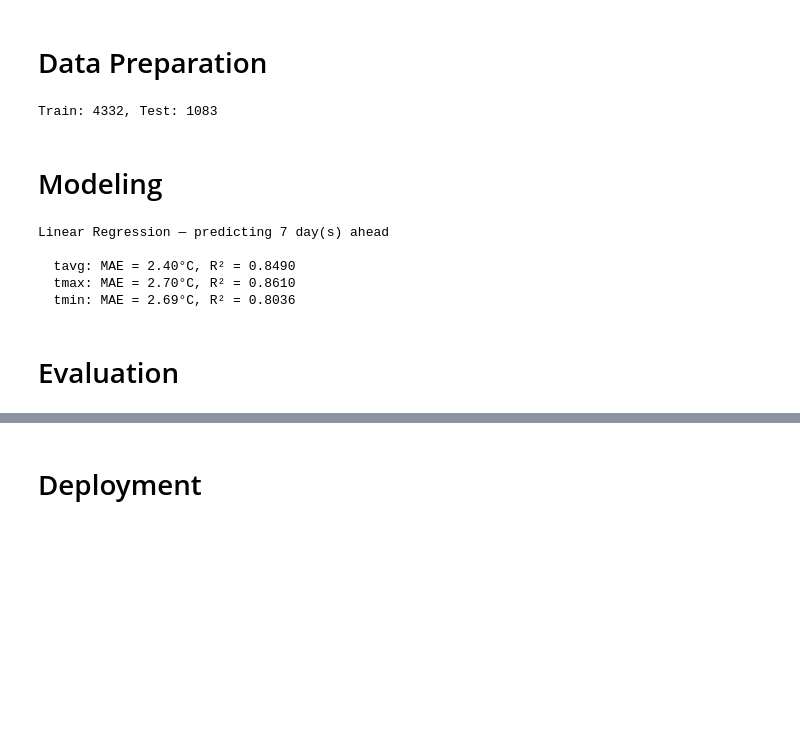
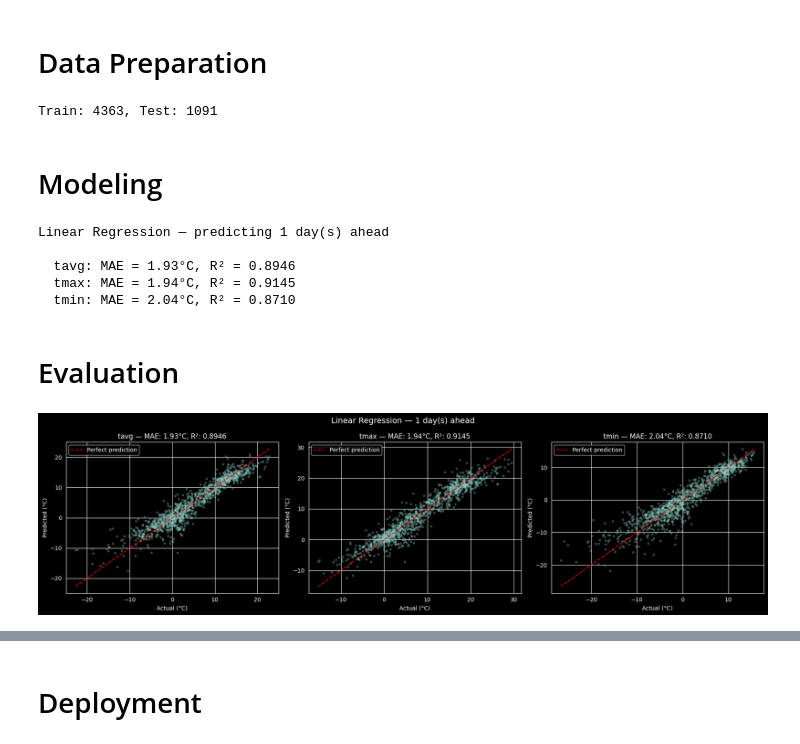
Before and after one commit to jarmoil/Datan-kasittely-ja-koneoppiminen, a Jupyter notebook: Projekti/Projekti.ipynb, the cells around one changed output, grey strips where cells are left out. Cells and saved outputs as stored; diff of their text form; code cells hidden in the pictures; blank space fills up the shorter version.

Commit message:
Add evaluation for linear regression and country differences

```diff
--- a/Projekti/Projekti.ipynb
+++ b/Projekti/Projekti.ipynb
@@ -113,12 +113,12 @@ import numpy as np
 from sklearn.model_selection import train_test_split
 from sklearn.preprocessing import LabelEncoder
 
-DAYS_AHEAD = 7
+DAYS_AHEAD = 1
 
 target_cols = ['tavg', 'tmax', 'tmin']
 
 df['date'] = pd.to_datetime(df['date'])
-df = df.sort_values(by=['country', 'date']).reset_index(drop=True)
+df = df.sort_values(by=['date', 'country']).reset_index(drop=True)
 
 df = df.dropna(subset=target_cols)
 
@@ -162,7 +162,7 @@ y_train, y_test = y[:split], y[split:]
 
 print(f"Train: {len(X_train)}, Test: {len(X_test)}")
 # %% [output]
-Train: 4332, Test: 1083
+Train: 4363, Test: 1091
 # %% [markdown]
 # Modeling
 # %%
@@ -179,10 +179,38 @@ for i, col in enumerate(target_cols):
     r2 = r2_score(y_test.iloc[:, i], lr_pred[:, i])
     print(f"  {col}: MAE = {mae:.2f}°C, R² = {r2:.4f}")
 # %% [output]
-Linear Regression — predicting 7 day(s) ahead
+Linear Regression — predicting 1 day(s) ahead
 
-  tavg: MAE = 2.40°C, R² = 0.8490
-  tmax: MAE = 2.70°C, R² = 0.8610
-  tmin: MAE = 2.69°C, R² = 0.8036
+  tavg: MAE = 1.93°C, R² = 0.8946
+  tmax: MAE = 1.94°C, R² = 0.9145
+  tmin: MAE = 2.04°C, R² = 0.8710
 # %% [markdown]
 # Evaluation
+# %%
+
+import matplotlib.pyplot as plt
+
+fig, axes = plt.subplots(1, 3, figsize=(18, 5))
+
+for i, col in enumerate(target_cols):
+    actual = y_test.iloc[:, i].values
+    predicted = lr_pred[:, i]
+
+    axes[i].scatter(actual, predicted, alpha=0.3, s=10)
+    # Perfect prediction line
+    min_val = min(actual.min(), predicted.min())
+    max_val = max(actual.max(), predicted.max())
+    axes[i].plot([min_val, max_val], [min_val, max_val], 'r--', label='Perfect prediction')
+
+    mae = mean_absolute_error(actual, predicted)
+    r2 = r2_score(actual, predicted)
+    axes[i].set_title(f'{col} — MAE: {mae:.2f}°C, R²: {r2:.4f}')
+    axes[i].set_xlabel('Actual (°C)')
+    axes[i].set_ylabel('Predicted (°C)')
+    axes[i].legend()
+
+plt.suptitle(f'Linear Regression — {DAYS_AHEAD} day(s) ahead', fontsize=14)
+plt.tight_layout()
+plt.show()
+# %% [output]
+[figure, added]
```
Also changed, not shown: parts of 1 cell of this notebook.
